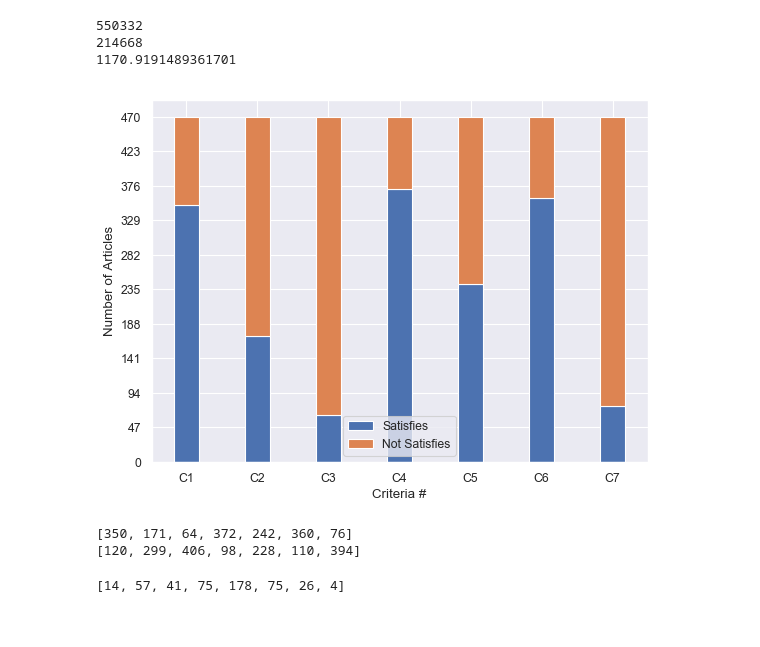
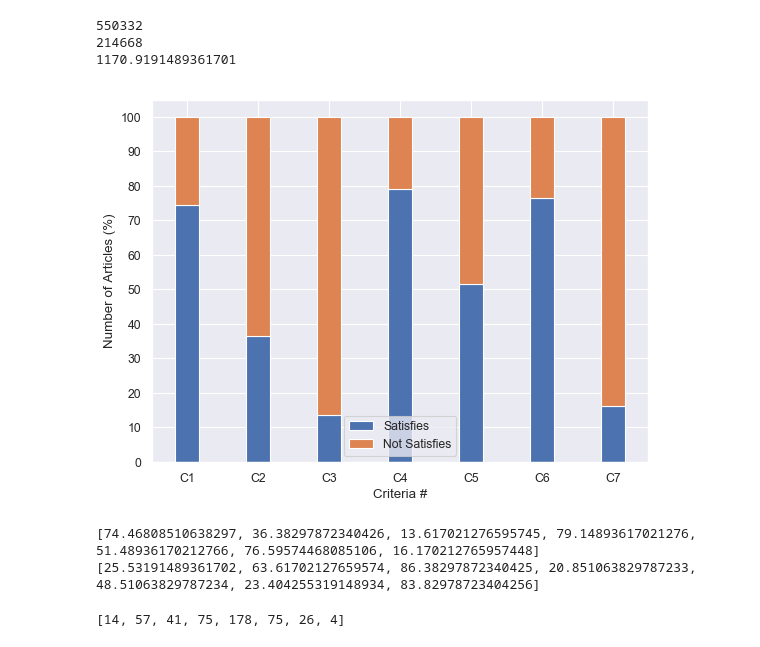
Before and after one commit to DioneJM/Honours-Thesis, a Jupyter notebook: Project/src/notebooks/Dataset-Visualisations.ipynb, the cells around one changed output. Drawn from its saved outputs; the diff is of its cells as text; code cells hidden in the pictures.

Commit message:
Fixed figure for label distribution (changed to %)

```diff
--- a/Project/src/notebooks/Dataset-Visualisations.ipynb
+++ b/Project/src/notebooks/Dataset-Visualisations.ipynb
@@ -173,34 +173,35 @@ print(article_len.mean())
 # %%
 import numpy as np
 import matplotlib.pyplot as plt
 from matplotlib.pyplot import figure
 sns.set()
 
 N = 7
 num_articles = len(labelled_articles)
-satisfy_count = [len(labelled_articles.loc[(labelled_articles[criteria] == 1)]) for criteria in criterias]
-not_satisfy_count = [len(labelled_articles.loc[(labelled_articles[criteria] == 0)]) for criteria in criterias]
+satisfy_count = [len(labelled_articles.loc[(labelled_articles[criteria] == 1)])/4.7 for criteria in criterias]
+not_satisfy_count = [len(labelled_articles.loc[(labelled_articles[criteria] == 0)])/4.7 for criteria in criterias]
 ind = np.arange(N)    # the x locations for the groups
 width = 0.35       # the width of the bars: can also be len(x) sequence
 
 figure(num=None, figsize=(8, 6), dpi=80, facecolor='w', edgecolor='k')
 p1 = plt.bar(ind, satisfy_count, width)
 p2 = plt.bar(ind, not_satisfy_count, width,
              bottom=satisfy_count)
-plt.ylabel('Number of Articles')
+plt.ylabel('Number of Articles (%)')
 plt.xlabel('Criteria #')
+plt.title('Credibility Score Distribution for N = ' + str(num_articles))
 plt.xticks(ind, ('C1', 'C2', 'C3', 'C4', 'C5', 'C6', 'C7'))
-plt.yticks(np.arange(0, (num_articles + 19) // 10 * 10, int(num_articles/10)))
+plt.yticks(np.arange(0, 110, 10))
 plt.legend((p1[0], p2[0]), ('Satisfies', 'Not Satisfies'))
 
 plt.savefig(os.path.join(IMAGE_FOLDER,'label-distribution.png'), bbox_inches='tight')
 plt.show()
 print(satisfy_count)
 print(not_satisfy_count)
 # %% [output]
-[figure, old version]
+[figure, new version]
-[350, 171, 64, 372, 242, 360, 76]
-[120, 299, 406, 98, 228, 110, 394]
+[74.46808510638297, 36.38297872340426, 13.617021276595745, 79.14893617021276, 51.48936170212766, 76.59574468085106, 16.170212765957448]
+[25.53191489361702, 63.61702127659574, 86.38297872340425, 20.851063829787233, 48.51063829787234, 23.404255319148934, 83.82978723404256]
 # %%
 scores = [0, 0, 0, 0 ,0 ,0 ,0, 0]
 #for article in multi_labels:
```
